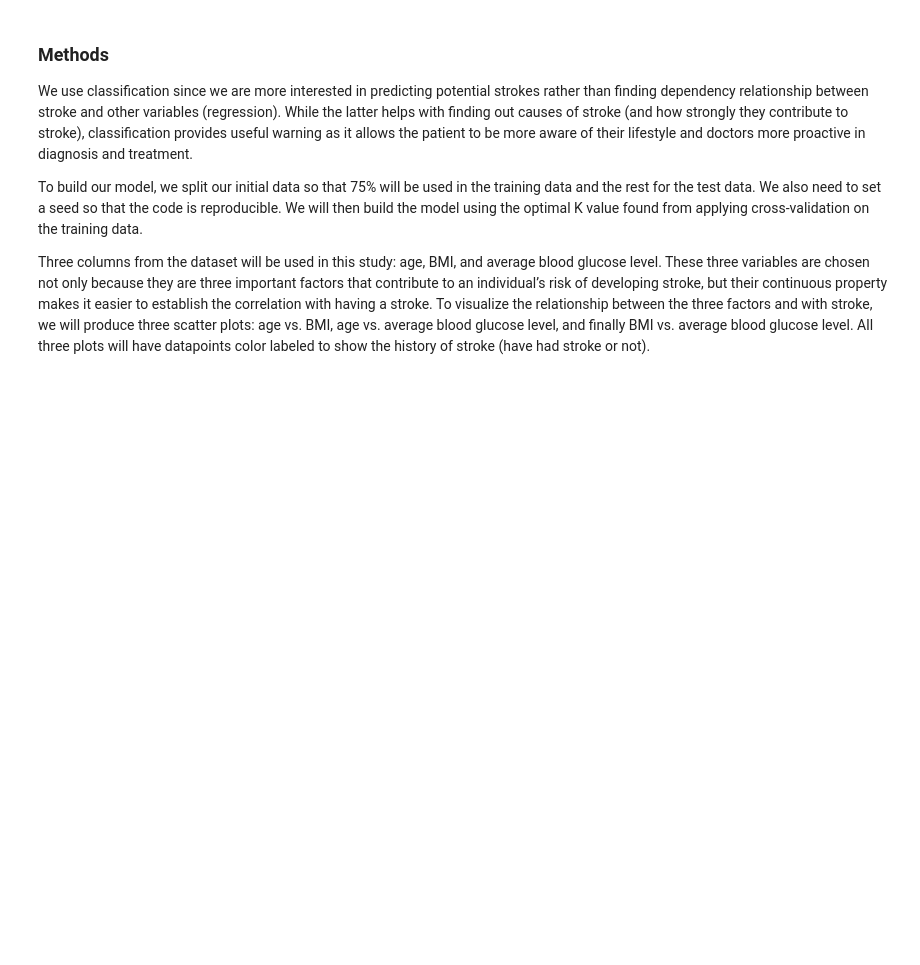
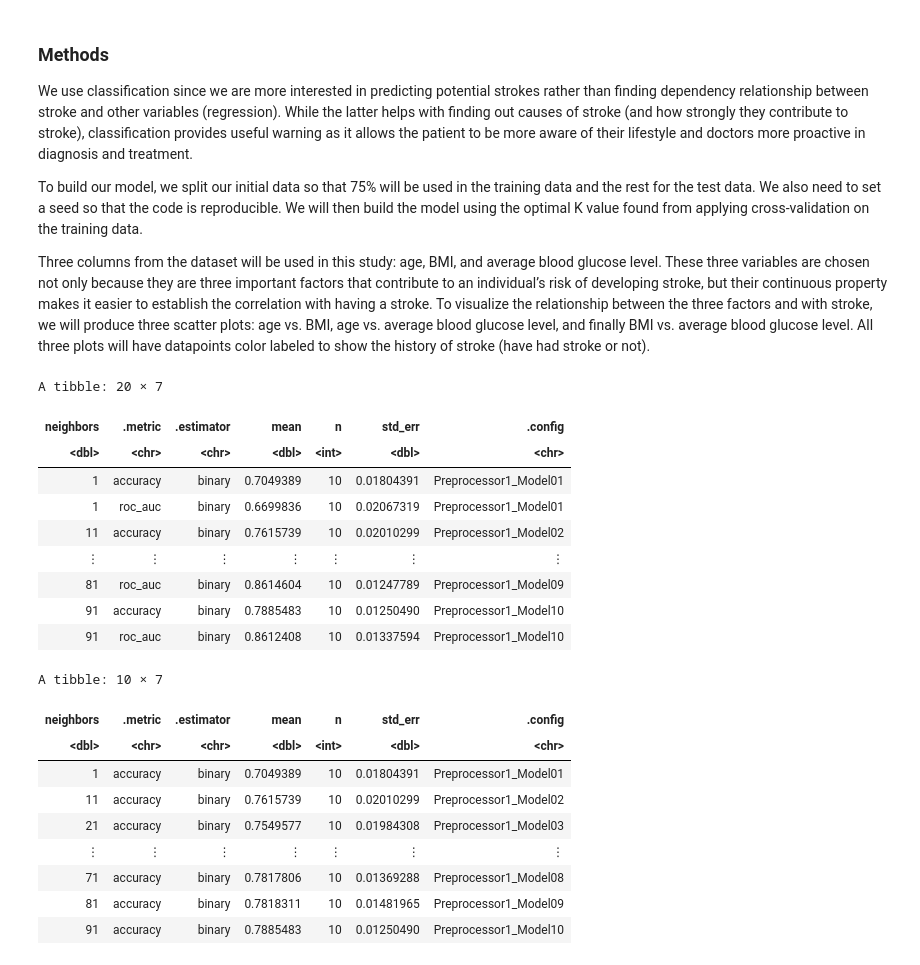
Before and after one commit to hd54/stroke, a Jupyter notebook: stroke.ipynb, the cells around one changed output. Drawn from its saved outputs; the diff is of its cells as text; code cells hidden in the pictures; blank space fills up the shorter version.

```diff
--- a/stroke.ipynb
+++ b/stroke.ipynb
@@ -217,38 +217,59 @@ stroke_train <- training(stroke_split)
 stroke_test <- testing(stroke_split)
 
 # # Rebalance the traning data (first vision)
 up_rec <- recipe(stroke ~ ., data = stroke_train) |>
    step_downsample(stroke, under_ratio = 1.85) %>%
    prep()
 
 stroke_train_balance <- up_rec %>%
   bake(new_data = NULL)
 
 
 
 
 # # recipe // spec // workflow
-stroke_recipe<- recipe(stroke ~. , data = stroke_train_balance)
-                                 # step_scale(all_predictors()) |>
-                                 # step_center(all_predictors())
+stroke_recipe<- recipe(stroke ~. , data = stroke_train_balance) |>
+    step_scale(all_predictors()) |>
+    step_center(all_predictors())
 
 knn_spec <- nearest_neighbor(weight_func = "rectangular",
                              neighbors = tune()) |>
                               set_engine("kknn") |>
                               set_mode("classification")
 
- k_vals <- tibble(neighbors = seq(from = 1, to = 100  , by = 10))
- stroke_vfold <- vfold_cv(stroke_train_balance, v = 10, strata = stroke)
+k_vals <- tibble(neighbors = seq(from = 1, to = 100, by = 10))
+stroke_vfold <- vfold_cv(stroke_train_balance, v = 10, strata = stroke)
 
 knn_results <- workflow() |>
   add_recipe(stroke_recipe) |>
   add_model(knn_spec) |>
   tune_grid(resamples = stroke_vfold, grid = k_vals) |>
   collect_metrics()
 knn_results
 accuracies <- knn_results |>
   filter(.metric == "accuracy")
 accuracies
+# %% [output]
+A tibble: 20 × 7
+| neighbors | .metric | .estimator | mean | n | std_err | .config |
+| <dbl> | <chr> | <chr> | <dbl> | <int> | <dbl> | <chr> |
+| 1 | accuracy | binary | 0.7049389 | 10 | 0.01804391 | Preprocessor1_Model01 |
+| 1 | roc_auc | binary | 0.6699836 | 10 | 0.02067319 | Preprocessor1_Model01 |
+| 11 | accuracy | binary | 0.7615739 | 10 | 0.02010299 | Preprocessor1_Model02 |
+| ⋮ | ⋮ | ⋮ | ⋮ | ⋮ | ⋮ | ⋮ |
+| 81 | roc_auc | binary | 0.8614604 | 10 | 0.01247789 | Preprocessor1_Model09 |
+| 91 | accuracy | binary | 0.7885483 | 10 | 0.01250490 | Preprocessor1_Model10 |
+| 91 | roc_auc | binary | 0.8612408 | 10 | 0.01337594 | Preprocessor1_Model10 |
+A tibble: 10 × 7
+| neighbors | .metric | .estimator | mean | n | std_err | .config |
+| <dbl> | <chr> | <chr> | <dbl> | <int> | <dbl> | <chr> |
+| 1 | accuracy | binary | 0.7049389 | 10 | 0.01804391 | Preprocessor1_Model01 |
+| 11 | accuracy | binary | 0.7615739 | 10 | 0.02010299 | Preprocessor1_Model02 |
+| 21 | accuracy | binary | 0.7549577 | 10 | 0.01984308 | Preprocessor1_Model03 |
+| ⋮ | ⋮ | ⋮ | ⋮ | ⋮ | ⋮ | ⋮ |
+| 71 | accuracy | binary | 0.7817806 | 10 | 0.01369288 | Preprocessor1_Model08 |
+| 81 | accuracy | binary | 0.7818311 | 10 | 0.01481965 | Preprocessor1_Model09 |
+| 91 | accuracy | binary | 0.7885483 | 10 | 0.01250490 | Preprocessor1_Model10 |
 # %%
 # K graph
 
```
Also changed, not shown: parts of 6 cells of this notebook.
